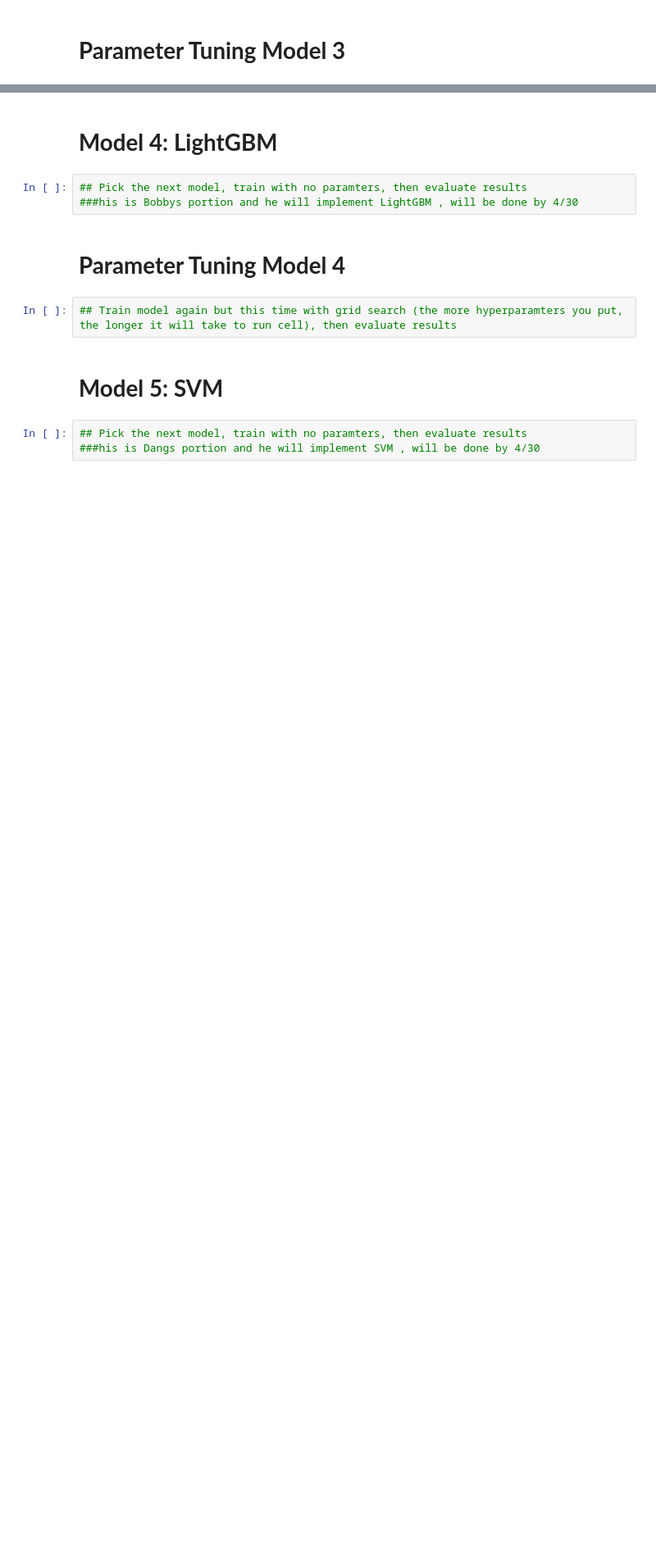
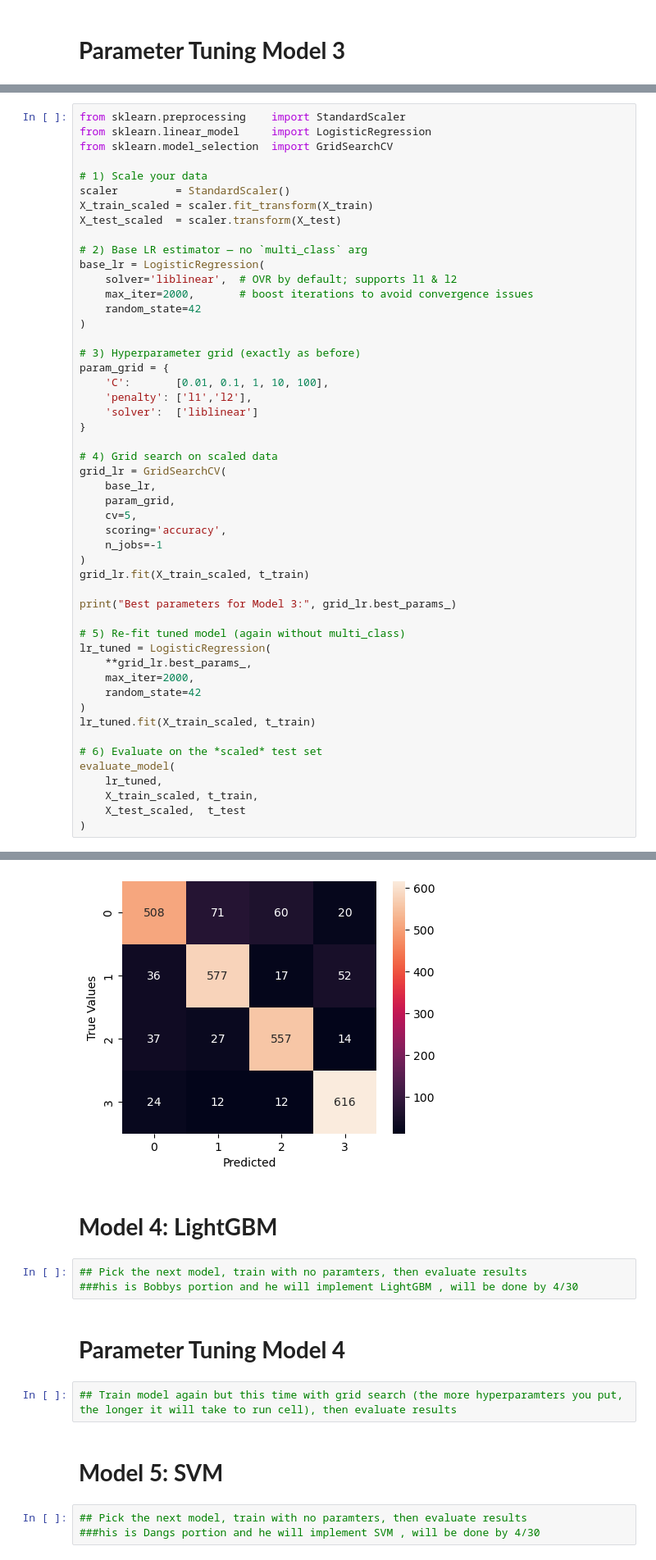
Before and after one commit to IrfanCamparaGithub/3162final, a Jupyter notebook: main.ipynb, the cells around one changed output, grey strips where cells are left out. Shown: that part at 82% size. Cells and saved outputs as stored; diff of their text form; blank space fills up the shorter version.

```diff
--- a/main.ipynb
+++ b/main.ipynb
@@ -428,0 +379,51 @@ weighted avg       0.86      0.86      0.86      2640
+# %%
+from sklearn.preprocessing    import StandardScaler
+from sklearn.linear_model     import LogisticRegression
+from sklearn.model_selection  import GridSearchCV
+
+# 1) Scale your data
+scaler         = StandardScaler()
+X_train_scaled = scaler.fit_transform(X_train)
+X_test_scaled  = scaler.transform(X_test)
+
+# 2) Base LR estimator — no `multi_class` arg
+base_lr = LogisticRegression(
+    solver='liblinear',  # OVR by default; supports l1 & l2
+    max_iter=2000,       # boost iterations to avoid convergence issues
+    random_state=42
+)
+
+# 3) Hyperparameter grid (exactly as before)
+param_grid = {
+    'C':       [0.01, 0.1, 1, 10, 100],
+    'penalty': ['l1','l2'],
+    'solver':  ['liblinear']
+}
+
+# 4) Grid search on scaled data
+grid_lr = GridSearchCV(
+    base_lr,
+    param_grid,
+    cv=5,
+    scoring='accuracy',
+    n_jobs=-1
+)
+grid_lr.fit(X_train_scaled, t_train)
+
+print("Best parameters for Model 3:", grid_lr.best_params_)
+
+# 5) Re‐fit tuned model (again without multi_class)
+lr_tuned = LogisticRegression(
+    **grid_lr.best_params_,
+    max_iter=2000,
+    random_state=42
+)
+lr_tuned.fit(X_train_scaled, t_train)
+
+# 6) Evaluate on the *scaled* test set
+evaluate_model(
+    lr_tuned,
+    X_train_scaled, t_train,
+    X_test_scaled,  t_test
+)
+# %% [output]
@@ -429,3 +444,4 @@ weighted avg       0.86      0.86      0.86      2640
+[figure, added]
 # %% [markdown]
 # **Model 4: LightGBM**
 # %%
```
Also changed, not shown: parts of 3 cells of this notebook.
